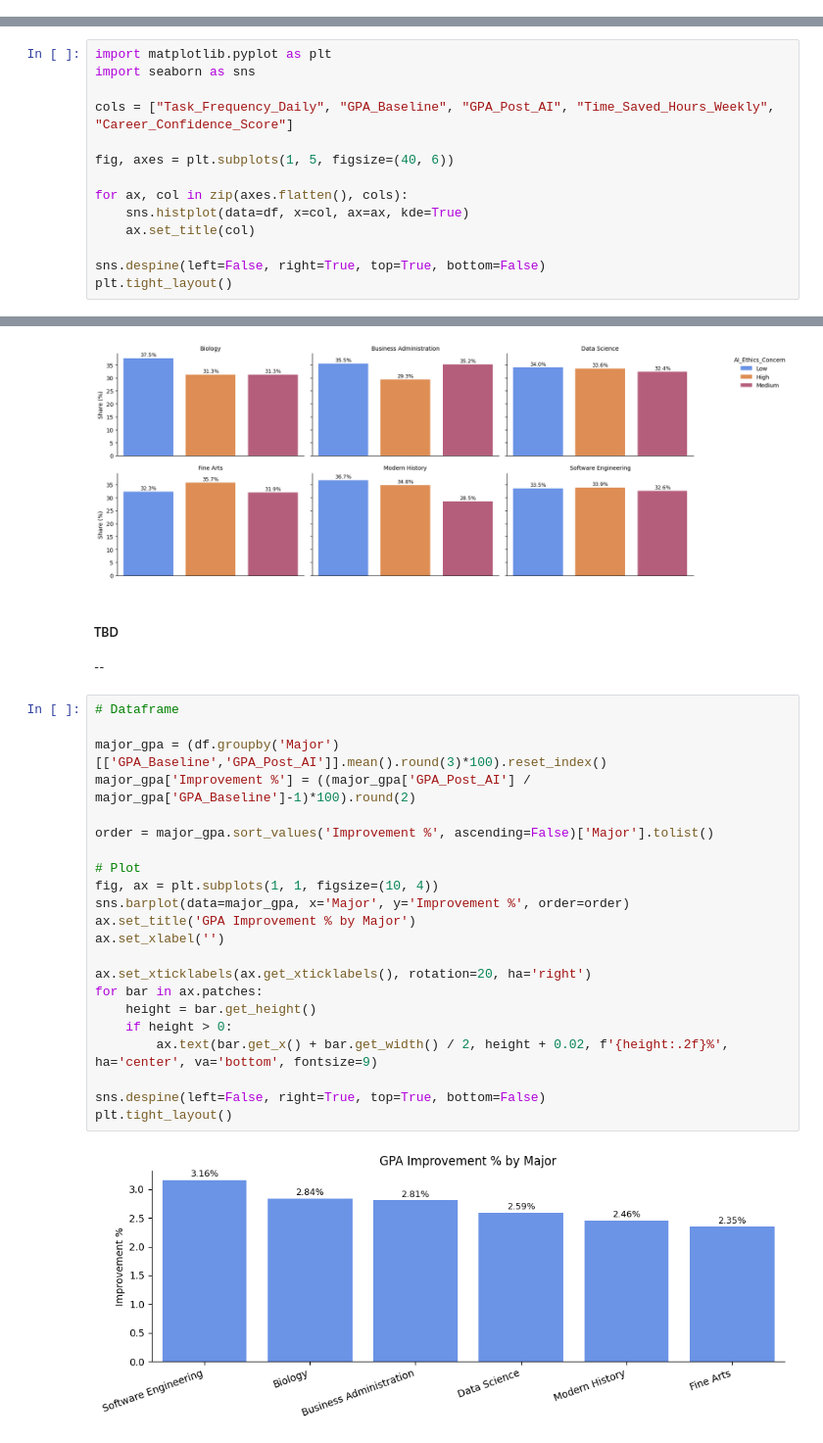
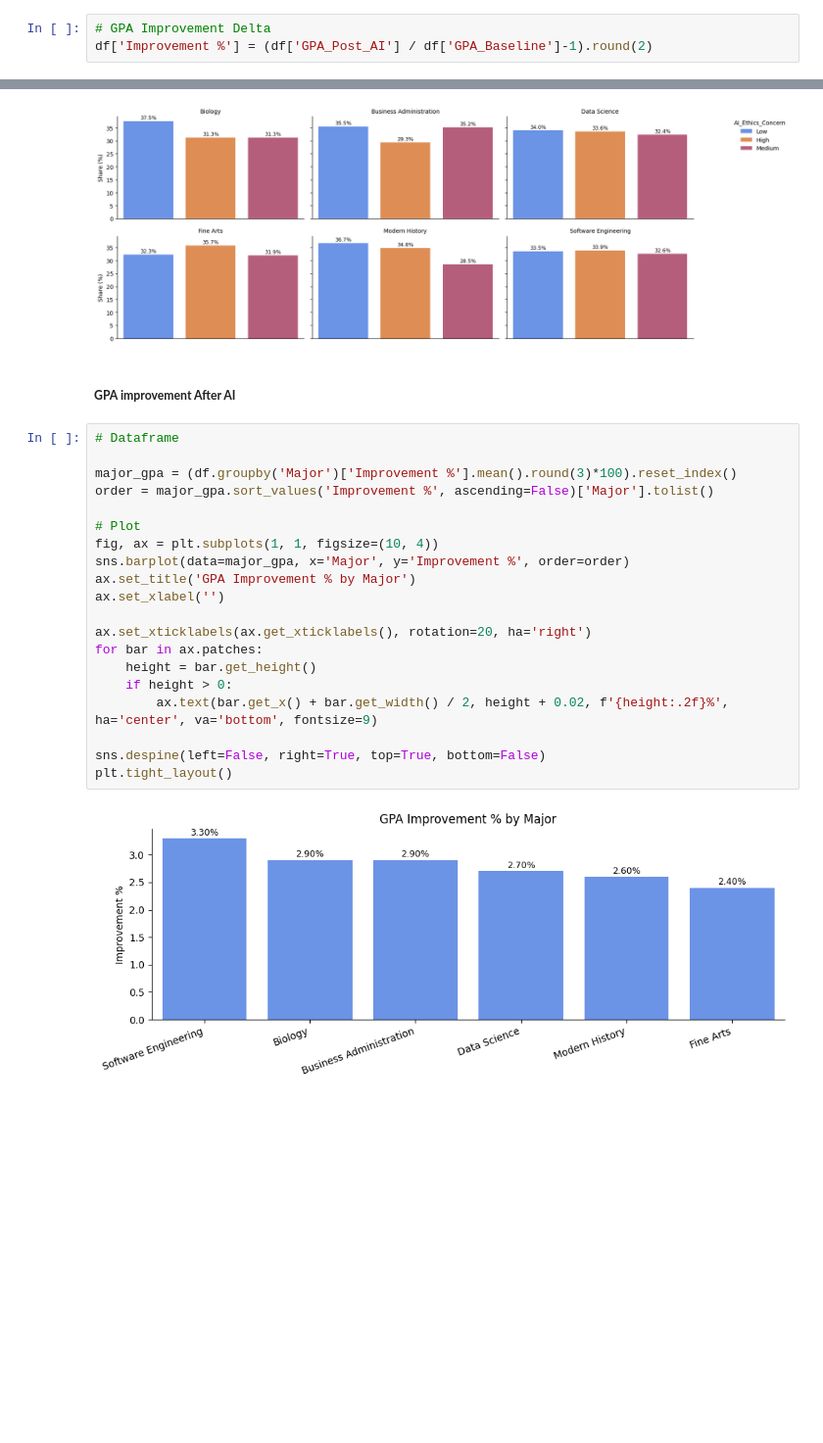
Before and after one commit to LeonardoTerra/Kaggle, a Jupyter notebook: AI usage vs GPA improvement EDA.ipynb, the cells around one changed output, grey strips where cells are left out. Shown at 98% size. Drawn from its saved outputs; the diff is of its cells as text; blank space fills up the shorter version.

Commit message:
AI usage vs GPA improvement EDA

```diff
--- a/AI usage vs GPA improvement EDA.ipynb
+++ b/AI usage vs GPA improvement EDA.ipynb
@@ -131,5 +131,8 @@ feature = {
     "Time_Saved_Hours_Weekly": "Estimated hours saved per week by using AI for manual or repetitive tasks.",
     "AI_Ethics_Concern": "Level of concern regarding academic integrity and original work (Low/Medium/High)."
 }
+# %%
+# GPA Improvement Delta
+df['Improvement %'] = (df['GPA_Post_AI'] / df['GPA_Baseline']-1).round(2)
 # %% [markdown]
 ### **Statistical Analysis**
@@ -145,17 +151,3 @@ sns.despine(left=False, right=True, top=True, bottom=False)
 plt.tight_layout()
 # %% [output]
 [figure]
-# %%
-import matplotlib.pyplot as plt
-import seaborn as sns
-
-cols = ["Task_Frequency_Daily", "GPA_Baseline", "GPA_Post_AI", "Time_Saved_Hours_Weekly", "Career_Confidence_Score"]
-
-fig, axes = plt.subplots(1, 5, figsize=(40, 6))
-
-for ax, col in zip(axes.flatten(), cols):
-    sns.histplot(data=df, x=col, ax=ax, kde=True)
-    ax.set_title(col)
-
-sns.despine(left=False, right=True, top=True, bottom=False)
-plt.tight_layout()
@@ -277,29 +290,26 @@ plt.tight_layout()
 # %% [output]
 [figure]
 # %% [markdown]
-##### **TBD**
---
+##### **GPA improvement After AI**
 # %%
 # Dataframe
 
-major_gpa = (df.groupby('Major')[['GPA_Baseline','GPA_Post_AI']].mean().round(3)*100).reset_index()
-major_gpa['Improvement %'] = ((major_gpa['GPA_Post_AI'] / major_gpa['GPA_Baseline']-1)*100).round(2)
-
+major_gpa = (df.groupby('Major')['Improvement %'].mean().round(3)*100).reset_index()
 order = major_gpa.sort_values('Improvement %', ascending=False)['Major'].tolist()
 
 # Plot
 fig, ax = plt.subplots(1, 1, figsize=(10, 4))
 sns.barplot(data=major_gpa, x='Major', y='Improvement %', order=order)
 ax.set_title('GPA Improvement % by Major')
 ax.set_xlabel('')
 
 ax.set_xticklabels(ax.get_xticklabels(), rotation=20, ha='right')
 for bar in ax.patches:
     height = bar.get_height()
     if height > 0:
         ax.text(bar.get_x() + bar.get_width() / 2, height + 0.02, f'{height:.2f}%', ha='center', va='bottom', fontsize=9)
 
 sns.despine(left=False, right=True, top=True, bottom=False)
 plt.tight_layout()
 # %% [output]
-[figure, old version]
+[figure, new version]
```
Also changed, not shown: parts of 14 cells of this notebook.
